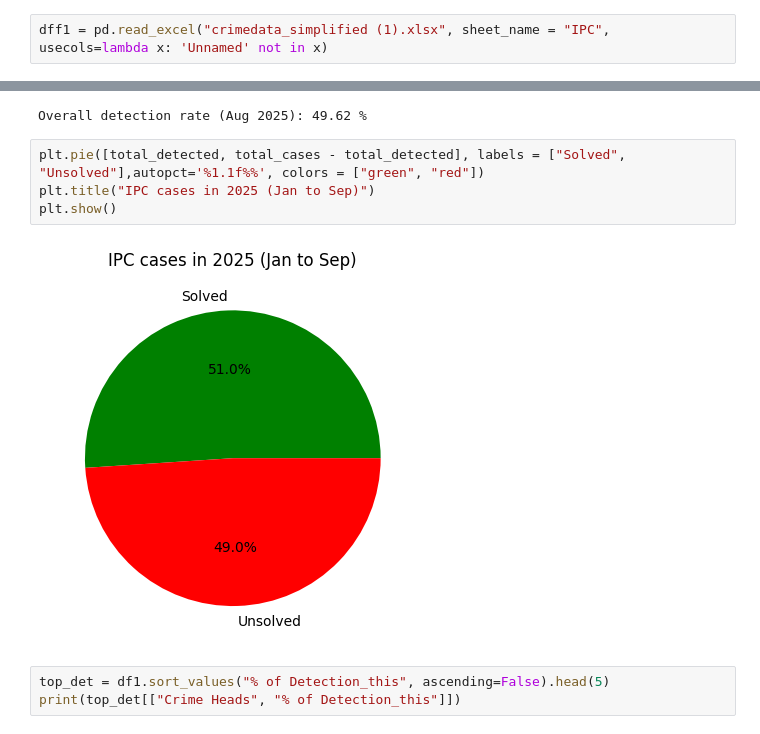
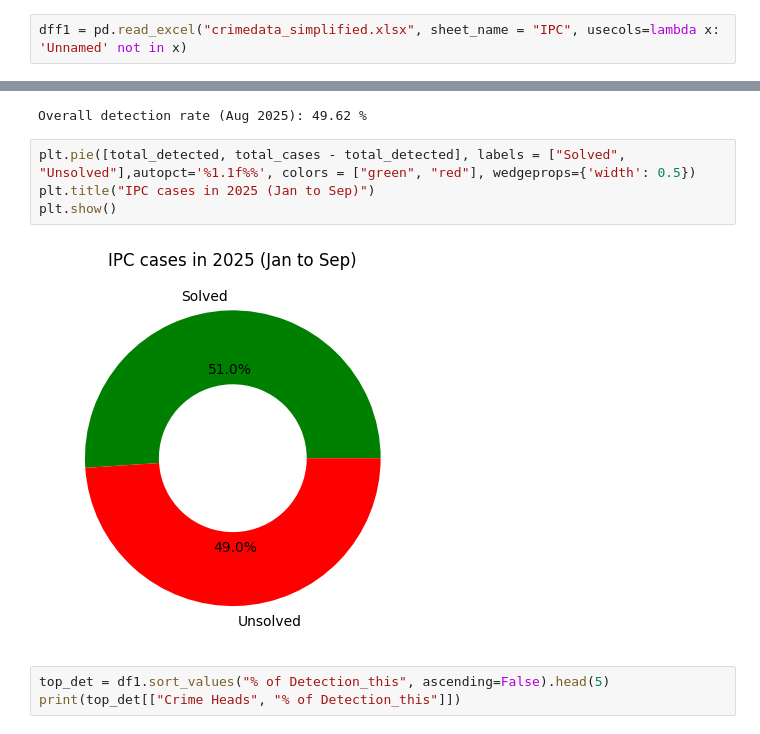
Before and after one commit to mrunmayee3108/Mumbai-Crime-data-analysis, a Jupyter notebook: crime_analysis.ipynb, the cells around one changed output, grey strips where cells are left out. Cells and saved outputs as stored; diff of their text form.

```diff
--- a/crime_analysis.ipynb
+++ b/crime_analysis.ipynb
@@ -11,5 +11,5 @@ Saving crimedata_simplified.xlsx to crimedata_simplified (1).xlsx
 # %%
-dff1 = pd.read_excel("crimedata_simplified (1).xlsx", sheet_name = "IPC", usecols=lambda x: 'Unnamed' not in x)
+dff1 = pd.read_excel("crimedata_simplified.xlsx", sheet_name = "IPC", usecols=lambda x: 'Unnamed' not in x)
 # %%
 df1 = dff1.copy()
 # %%
@@ -79,11 +79,11 @@ print("Overall detection rate (Aug 2025):", round(overall_rate_prev, 2), "%")
 # %% [output]
 Overall detection rate (Aug 2025): 49.62 %
 # %%
-plt.pie([total_detected, total_cases - total_detected], labels = ["Solved", "Unsolved"],autopct='%1.1f%%', colors = ["green", "red"])
+plt.pie([total_detected, total_cases - total_detected], labels = ["Solved", "Unsolved"],autopct='%1.1f%%', colors = ["green", "red"], wedgeprops={'width': 0.5})
 plt.title("IPC cases in 2025 (Jan to Sep)")
 plt.show()
 # %% [output]
-[figure, old version]
+[figure, new version]
 # %%
 top_det = df1.sort_values("% of Detection_this", ascending=False).head(5)
 print(top_det[["Crime Heads", "% of Detection_this"]])
```
Also changed, not shown: parts of 20 cells of this notebook.
